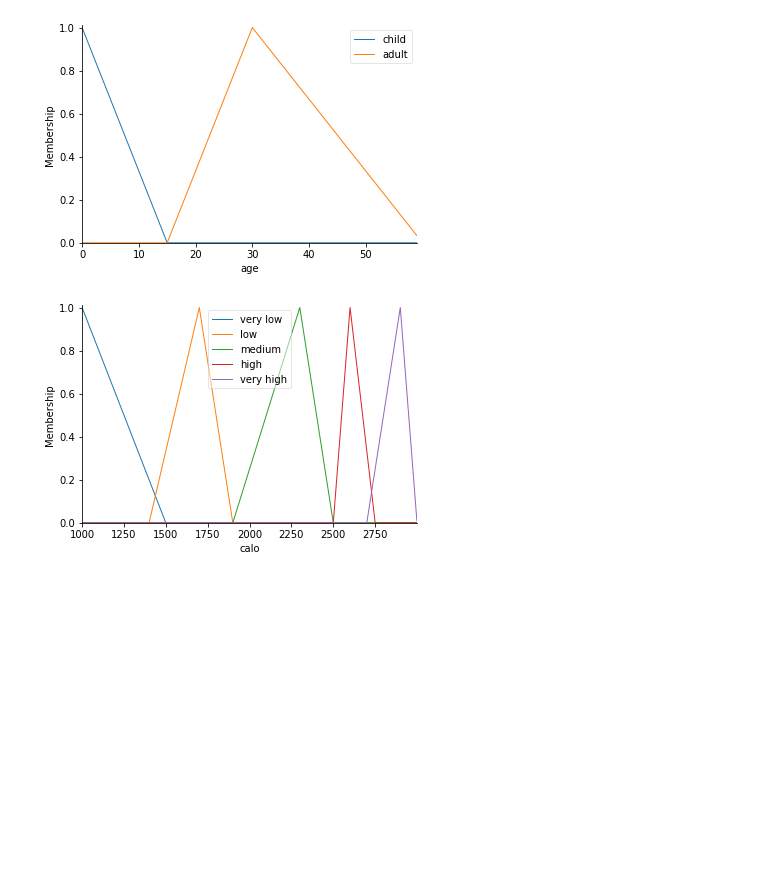
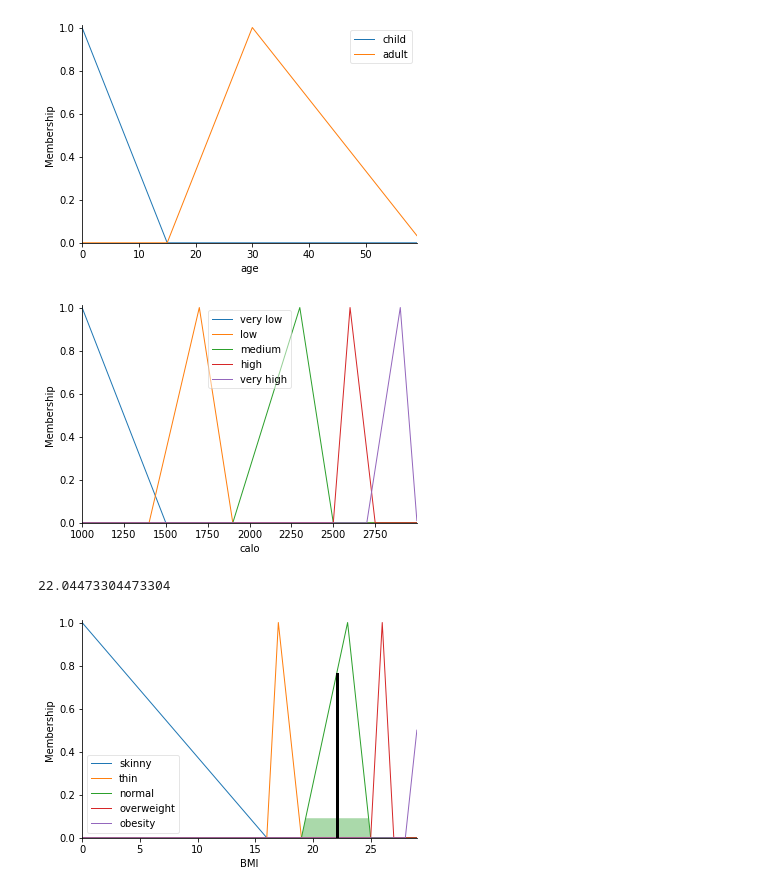
Before and after one commit to cuongcodeF4/Artificial-Intelligence, a Jupyter notebook: nutritional.ipynb, the cells around one changed output. Drawn from its saved outputs; the diff is of its cells as text; code cells hidden in the pictures; blank space fills up the shorter version.

```diff
--- a/nutritional.ipynb
+++ b/nutritional.ipynb
@@ -81,3 +52,38 @@ BMIing.input['calo']=2000
 [figure]
 [figure]
 [figure]
+# %%
+
+rule1 = ctrl.Rule(sex['male']& age['child']& calo['very low'], BMI['skinny'])
+rule2 = ctrl.Rule(sex['male']& age['child']& calo['low'], BMI['thin'])
+rule3 = ctrl.Rule(sex['male']& age['child']& calo['medium'], BMI['normal'])
+rule4 = ctrl.Rule(sex['male']& age['child']& calo['high'], BMI['overweight'])
+rule5 = ctrl.Rule(sex['male']& age['child']& calo['very high'], BMI['obesity'])
+rule6 = ctrl.Rule(sex['male']& age['adult']& calo['very low'], BMI['thin'])
+rule7 = ctrl.Rule(sex['male']& age['adult']& calo['low'], BMI['thin'])
+rule8 = ctrl.Rule(sex['male']& age['adult']& calo['medium'], BMI['normal'])
+rule9 = ctrl.Rule(sex['male']& age['adult']& calo['high'], BMI['overweight'])
+rule10 = ctrl.Rule(sex['male']& age['adult']& calo['very high'], BMI['obesity'])
+rule11 = ctrl.Rule(sex['female']& age['child']& calo['very low'], BMI['skinny'])
+rule12 = ctrl.Rule(sex['female']& age['child']& calo['low'], BMI['skinny'])
+rule13 = ctrl.Rule(sex['female']& age['child']& calo['medium'], BMI['thin'])
+rule14 = ctrl.Rule(sex['female']& age['child']& calo['high'], BMI['normal'])
+rule15 = ctrl.Rule(sex['female']& age['child']& calo['very high'], BMI['overweight'])
+rule16 = ctrl.Rule(sex['female']& age['adult']& calo['very low'], BMI['thin'])
+rule17 = ctrl.Rule(sex['female']& age['adult']& calo['low'], BMI['thin'])
+rule18 = ctrl.Rule(sex['female']& age['adult']& calo['medium'], BMI['normal'])
+rule19 = ctrl.Rule(sex['female']& age['adult']& calo['high'], BMI['overweight'])
+rule20 = ctrl.Rule(sex['female']& age['adult']& calo['very high'], BMI['obesity'])
+
+
+BMI_ctrl = ctrl.ControlSystem([rule1,rule2,rule3,rule4,rule5,rule6,rule7,rule8,rule9,rule10,rule11,rule12,rule13,rule14,rule15,rule16,rule17,rule18,rule19,rule20])
+BMIing= ctrl.ControlSystemSimulation(BMI_ctrl)
+BMIing.input['sex']=2
+BMIing.input['age']=35
+BMIing.input['calo']=2200
+BMIing.compute()
+print(BMIing.output['BMI'])
+BMI.view(sim=BMIing)
+# %% [output]
+22.04473304473304
+[figure, added]
```
Also changed, not shown: parts of 2 cells of this notebook.
